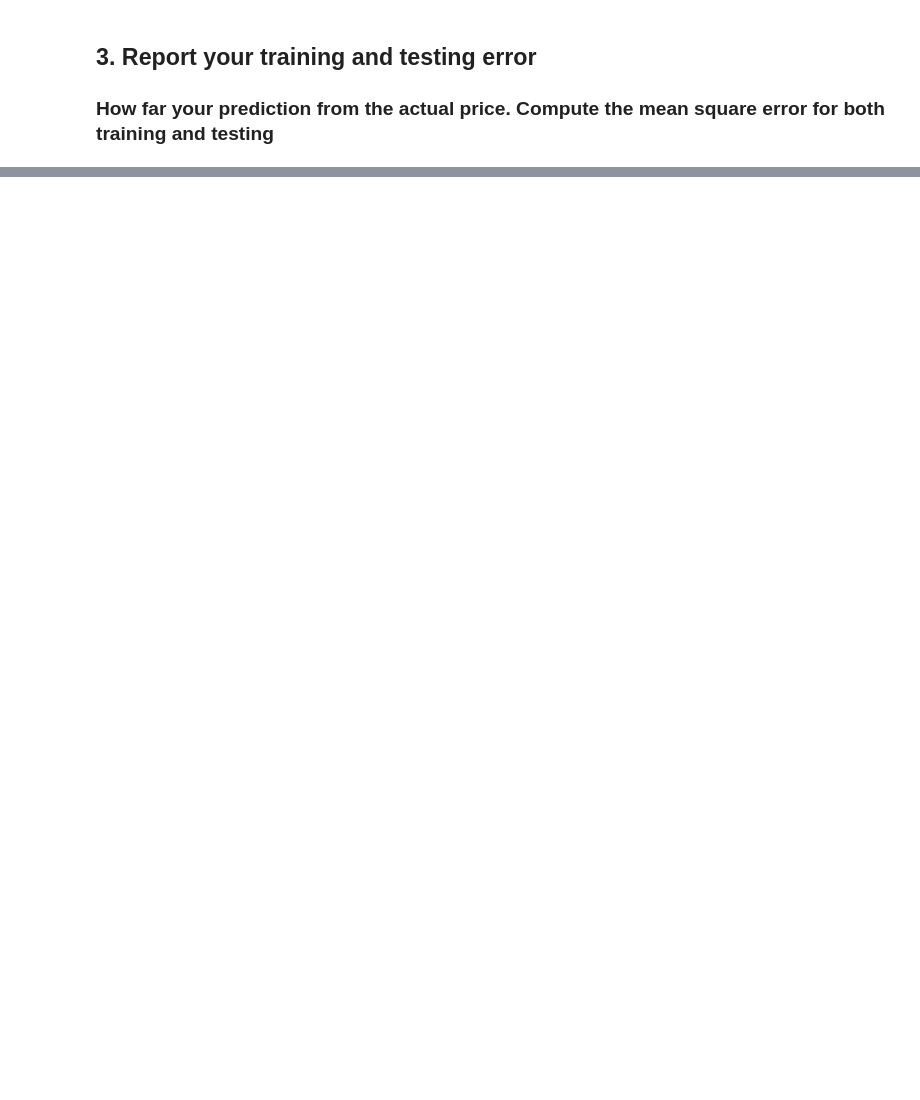
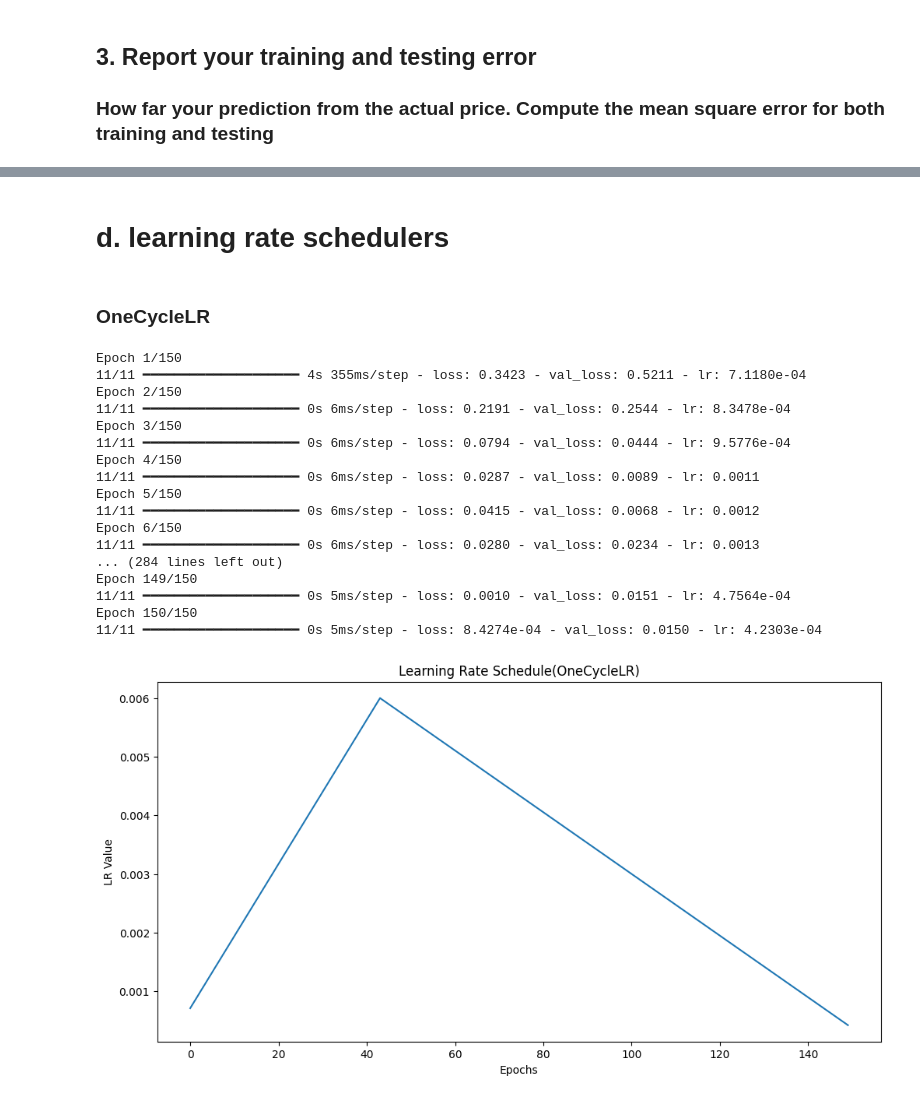
Before and after one commit to fantasybarry/MSFT-Prediction, a Jupyter notebook: hw1.ipynb, the cells around one changed output, grey strips where cells are left out. Saved outputs shown, nothing was run; the diff lists cells and outputs as text; code cells hidden in the pictures; blank space fills up the shorter version.

```diff
--- a/hw1.ipynb
+++ b/hw1.ipynb
@@ -141,0 +1043,2 @@ Date
+# %% [markdown]
+# d. learning rate schedulers
@@ -141,0 +1185,40 @@ Date
+# %% [markdown]
+### OneCycleLR
+# %%
+# Train with chosen scheduler
+history = model.fit(
+    X_train_scaled,
+    y_train_scaled,
+    epochs=150,
+    batch_size=32,
+    validation_data=(X_val_scaled, y_val_scaled),
+    callbacks=[onecycle_lr],
+    verbose=1
+)
+
+# After training, plot using epoch-level LR values
+plt.figure(figsize=(12, 6))
+plt.plot(history.history['lr'], label='Learning Rate')
+plt.title('Learning Rate Schedule(OneCycleLR)')
+plt.xlabel('Epochs')
+plt.ylabel('LR Value')
+plt.show()
+# %% [output]
+Epoch 1/150
+11/11 ━━━━━━━━━━━━━━━━━━━━ 4s 355ms/step - loss: 0.3423 - val_loss: 0.5211 - lr: 7.1180e-04
+Epoch 2/150
+11/11 ━━━━━━━━━━━━━━━━━━━━ 0s 6ms/step - loss: 0.2191 - val_loss: 0.2544 - lr: 8.3478e-04
+Epoch 3/150
+11/11 ━━━━━━━━━━━━━━━━━━━━ 0s 6ms/step - loss: 0.0794 - val_loss: 0.0444 - lr: 9.5776e-04
+Epoch 4/150
+11/11 ━━━━━━━━━━━━━━━━━━━━ 0s 6ms/step - loss: 0.0287 - val_loss: 0.0089 - lr: 0.0011
+Epoch 5/150
+11/11 ━━━━━━━━━━━━━━━━━━━━ 0s 6ms/step - loss: 0.0415 - val_loss: 0.0068 - lr: 0.0012
+Epoch 6/150
+11/11 ━━━━━━━━━━━━━━━━━━━━ 0s 6ms/step - loss: 0.0280 - val_loss: 0.0234 - lr: 0.0013
+... (284 lines left out)
+Epoch 149/150
+11/11 ━━━━━━━━━━━━━━━━━━━━ 0s 5ms/step - loss: 0.0010 - val_loss: 0.0151 - lr: 4.7564e-04
+Epoch 150/150
+11/11 ━━━━━━━━━━━━━━━━━━━━ 0s 5ms/step - loss: 8.4274e-04 - val_loss: 0.0150 - lr: 4.2303e-04
+[figure, added]
```
Also changed, not shown: parts of 54 cells of this notebook, 2 other files.
